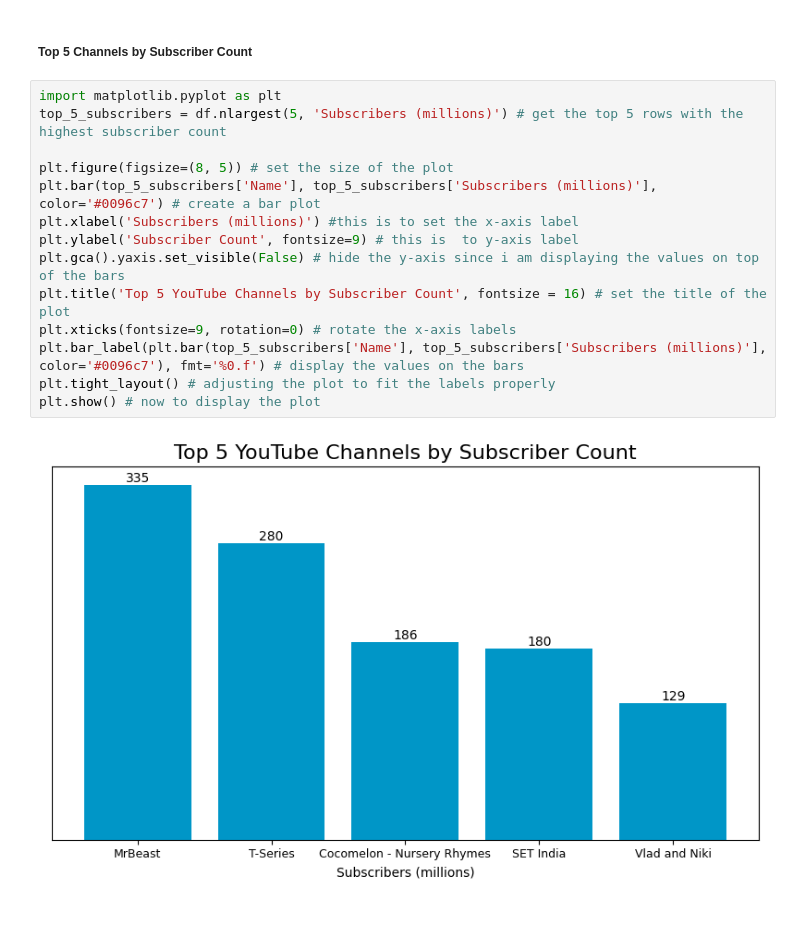
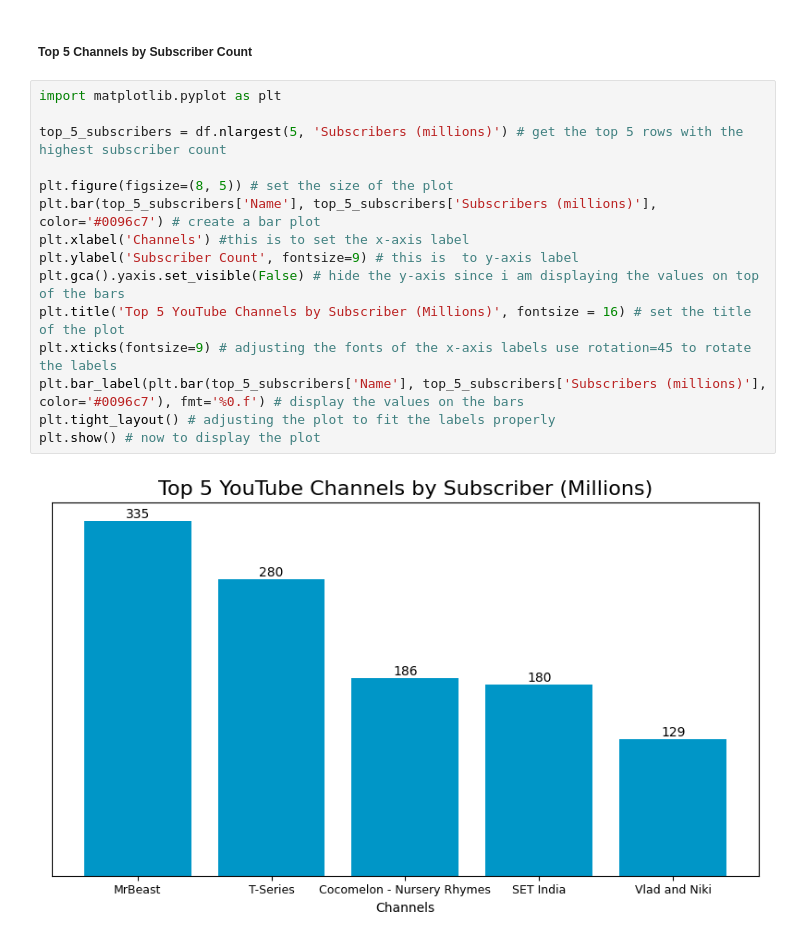
Before and after one commit to leo-reyna/Python, a Jupyter notebook: Jupyter Notebooks/Python Data Analysis YouTube Subscribers Data 2024/YouTube Subscribers Data.ipynb, the cells around one changed output. Saved outputs shown, nothing was run; the diff lists cells and outputs as text.

```diff
--- a/Jupyter Notebooks/Python Data Analysis YouTube Subscribers Data 2024/YouTube Subscribers Data.ipynb
+++ b/Jupyter Notebooks/Python Data Analysis YouTube Subscribers Data 2024/YouTube Subscribers Data.ipynb
@@ -112,17 +112,18 @@ Category Distribution:
 ##### Top 5 Channels by Subscriber Count
 # %%
 import matplotlib.pyplot as plt
+
 top_5_subscribers = df.nlargest(5, 'Subscribers (millions)') # get the top 5 rows with the highest subscriber count
 
 plt.figure(figsize=(8, 5)) # set the size of the plot
 plt.bar(top_5_subscribers['Name'], top_5_subscribers['Subscribers (millions)'], color='#0096c7') # create a bar plot
-plt.xlabel('Subscribers (millions)') #this is to set the x-axis label
+plt.xlabel('Channels') #this is to set the x-axis label
 plt.ylabel('Subscriber Count', fontsize=9) # this is  to y-axis label
 plt.gca().yaxis.set_visible(False) # hide the y-axis since i am displaying the values on top of the bars
-plt.title('Top 5 YouTube Channels by Subscriber Count', fontsize = 16) # set the title of the plot
-plt.xticks(fontsize=9, rotation=0) # rotate the x-axis labels
+plt.title('Top 5 YouTube Channels by Subscriber (Millions)', fontsize = 16) # set the title of the plot
+plt.xticks(fontsize=9) # adjusting the fonts of the x-axis labels use rotation=45 to rotate the labels
 plt.bar_label(plt.bar(top_5_subscribers['Name'], top_5_subscribers['Subscribers (millions)'], color='#0096c7'), fmt='%0.f') # display the values on the bars
 plt.tight_layout() # adjusting the plot to fit the labels properly
 plt.show() # now to display the plot
 # %% [output]
-[figure, old version]
+[figure, new version]
```
Also changed, not shown: 1 other file.
